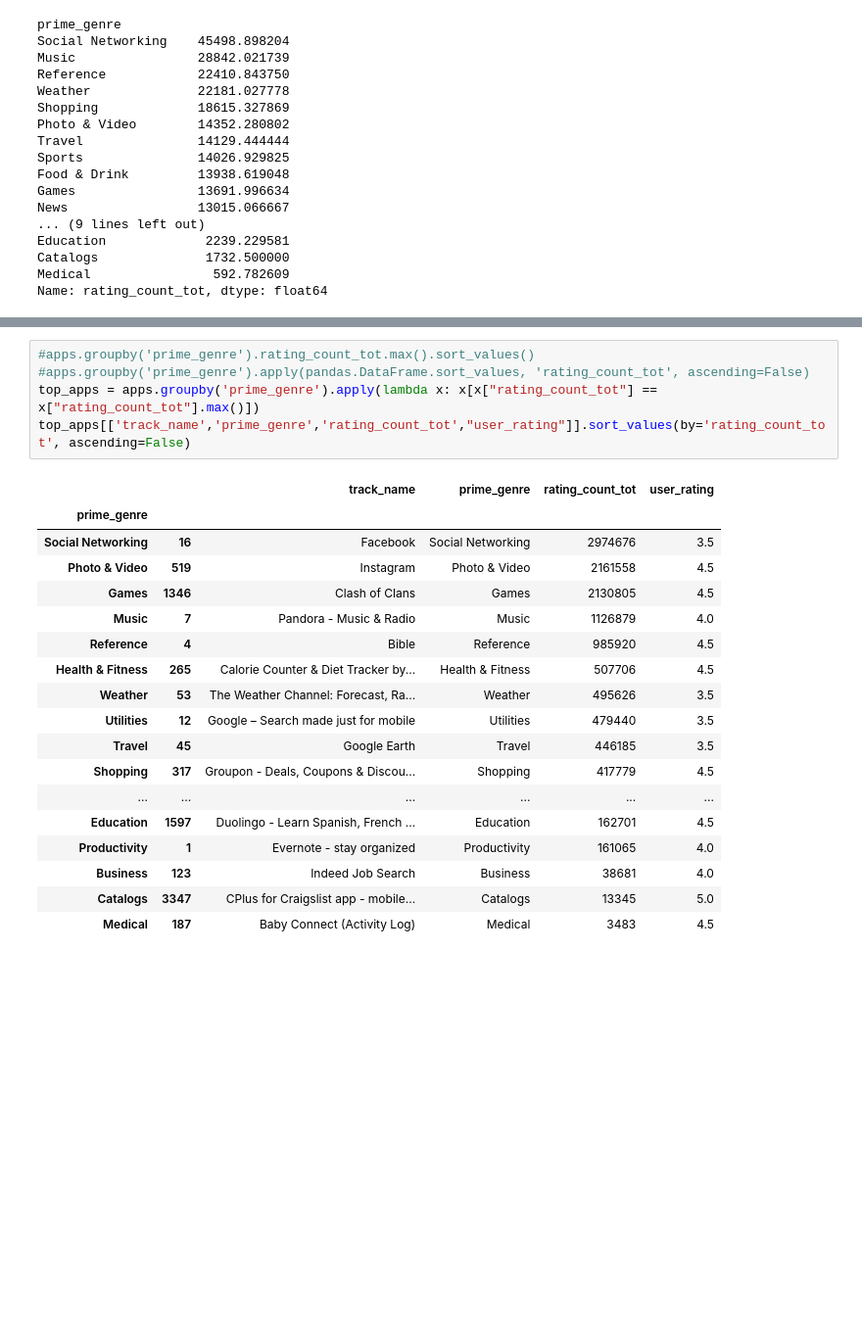
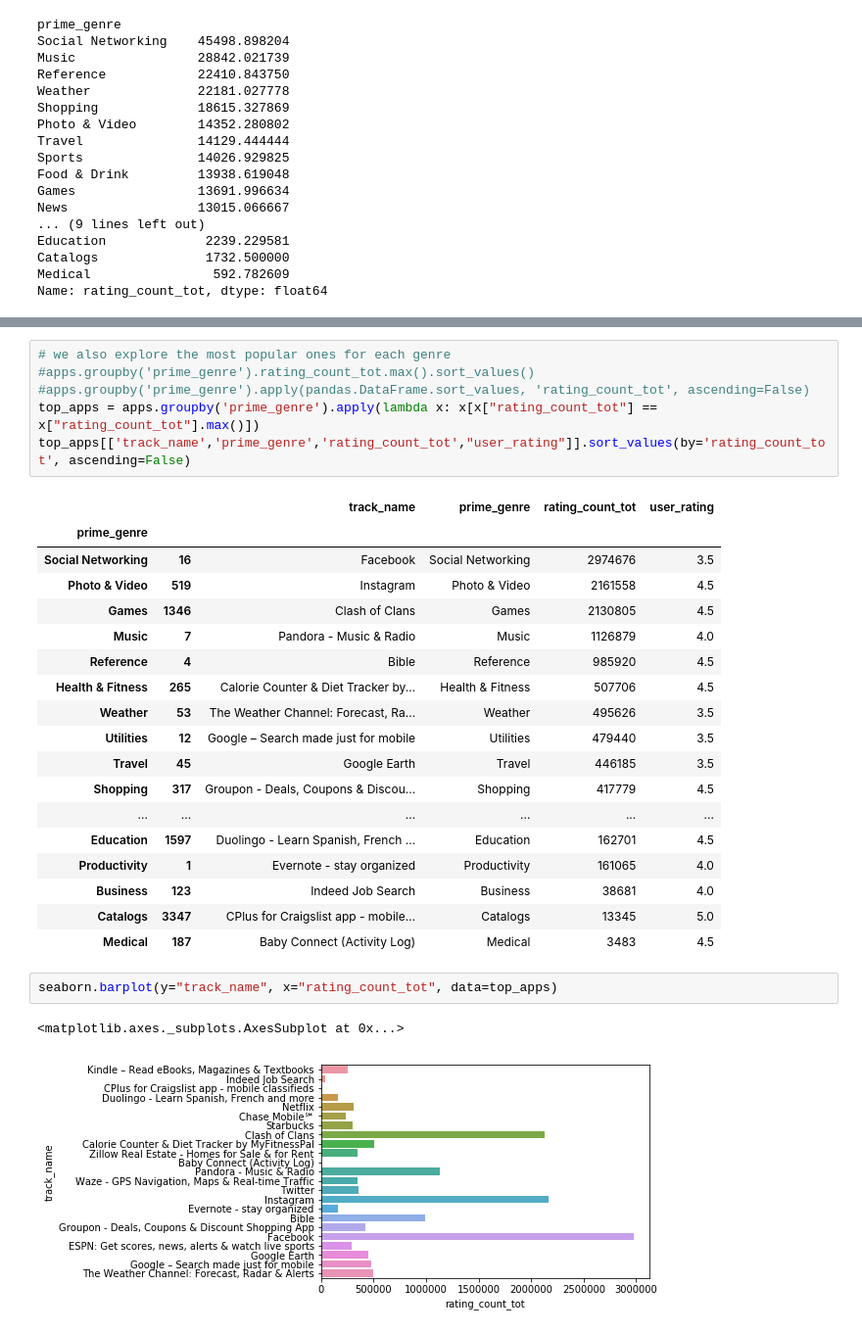
Before and after one commit to nanli-7/app-store-apple-data, a Jupyter notebook: apple-store-apps.ipynb, the cells around one changed output, grey strips where cells are left out. Shown at 98% size. Cells and saved outputs as stored; diff of their text form; blank space fills up the shorter version.

```diff
--- a/apple-store-apps.ipynb
+++ b/apple-store-apps.ipynb
@@ -164,4 +187,5 @@ apps.nlargest(10, 'rating_count_tot')[['track_name','prime_genre','rating_count_
 # %%
+# we also explore the most popular ones for each genre
 #apps.groupby('prime_genre').rating_count_tot.max().sort_values()
 #apps.groupby('prime_genre').apply(pandas.DataFrame.sort_values, 'rating_count_tot', ascending=False)
 top_apps = apps.groupby('prime_genre').apply(lambda x: x[x["rating_count_tot"] == x["rating_count_tot"].max()])
@@ -185,3 +209,8 @@ top_apps[['track_name','prime_genre','rating_count_tot',"user_rating"]].sort_val
 | Business | 123 | Indeed Job Search | Business | 38681 | 4.0 |
 | Catalogs | 3347 | CPlus for Craigslist app - mobile... | Catalogs | 13345 | 5.0 |
 | Medical | 187 | Baby Connect (Activity Log) | Medical | 3483 | 4.5 |
+# %%
+seaborn.barplot(y="track_name", x="rating_count_tot", data=top_apps)
+# %% [output]
+<matplotlib.axes._subplots.AxesSubplot at 0x...>
+[figure, added]
```
Also changed, not shown: parts of 11 cells of this notebook.
